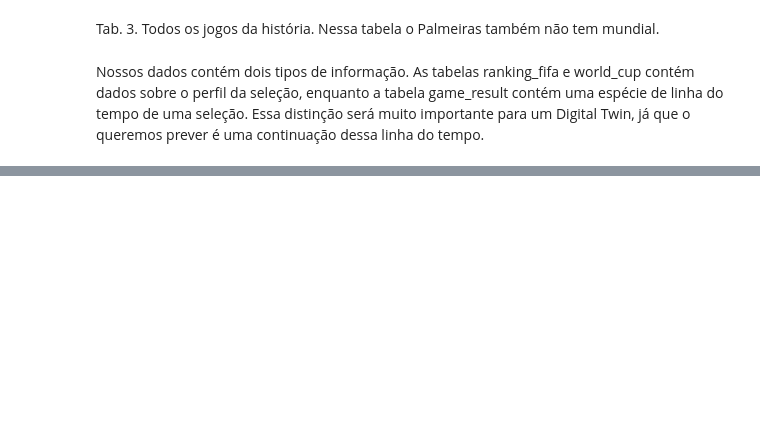
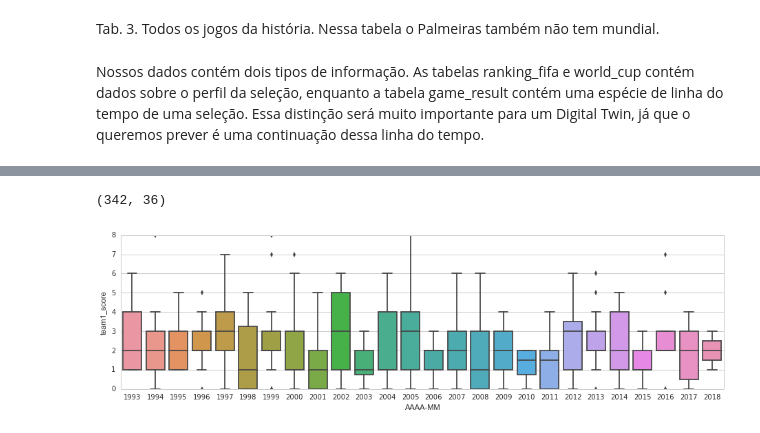
Before and after one commit to hugolouzada/DigitalTwinWorldCup, a Jupyter notebook: DTWorldCup.ipynb, the cells around one changed output, grey strips where cells are left out. Cells and saved outputs as stored; diff of their text form; code cells hidden in the pictures; blank space fills up the shorter version.

```diff
--- a/DTWorldCup.ipynb
+++ b/DTWorldCup.ipynb
@@ -74,0 +140,24 @@ Nossos dados contém dois tipos de informação. As tabelas ranking_fifa e world
+# %%
+ranking_fifa['AAAA-MM'] = ranking_fifa['rank_date'].str[:7]
+
+game_results_rkteam1 = pd.merge(game_results_brasil, ranking_fifa.drop('country_abrv',axis=1),
+                        left_on=['team1','AAAA-MM'],
+                        right_on = ['country_full','AAAA-MM'],
+                        how='inner',
+                       )
+
+game_results_rk_brasil = pd.merge(game_results_rkteam1, ranking_fifa.drop('country_abrv',axis=1),
+                        left_on=['team2','AAAA-MM'],
+                        right_on = ['country_full','AAAA-MM'],
+                        how='inner',
+                        suffixes=('','_team2')
+                       )
+
+game_results_rk_brasil.shape
+# %% [output]
+(342, 36)
+# %%
+ax = sns.boxplot(y=game_results_rk_brasil['team1_score'],
+                 x=game_results_rk_brasil['AAAA-MM'].str[:4])
+# %% [output]
+[figure, added]
```
Also changed, not shown: parts of 15 cells of this notebook.
